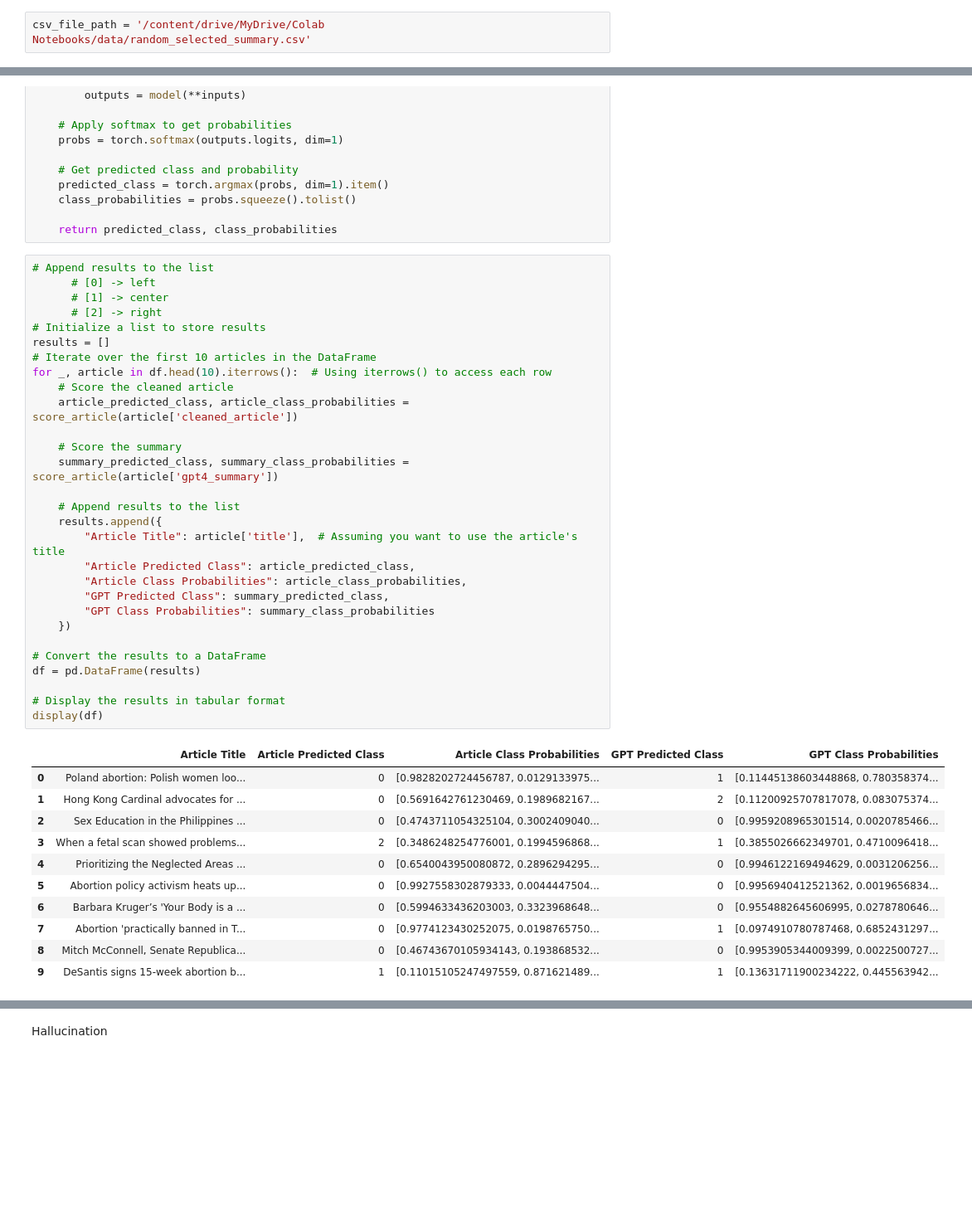
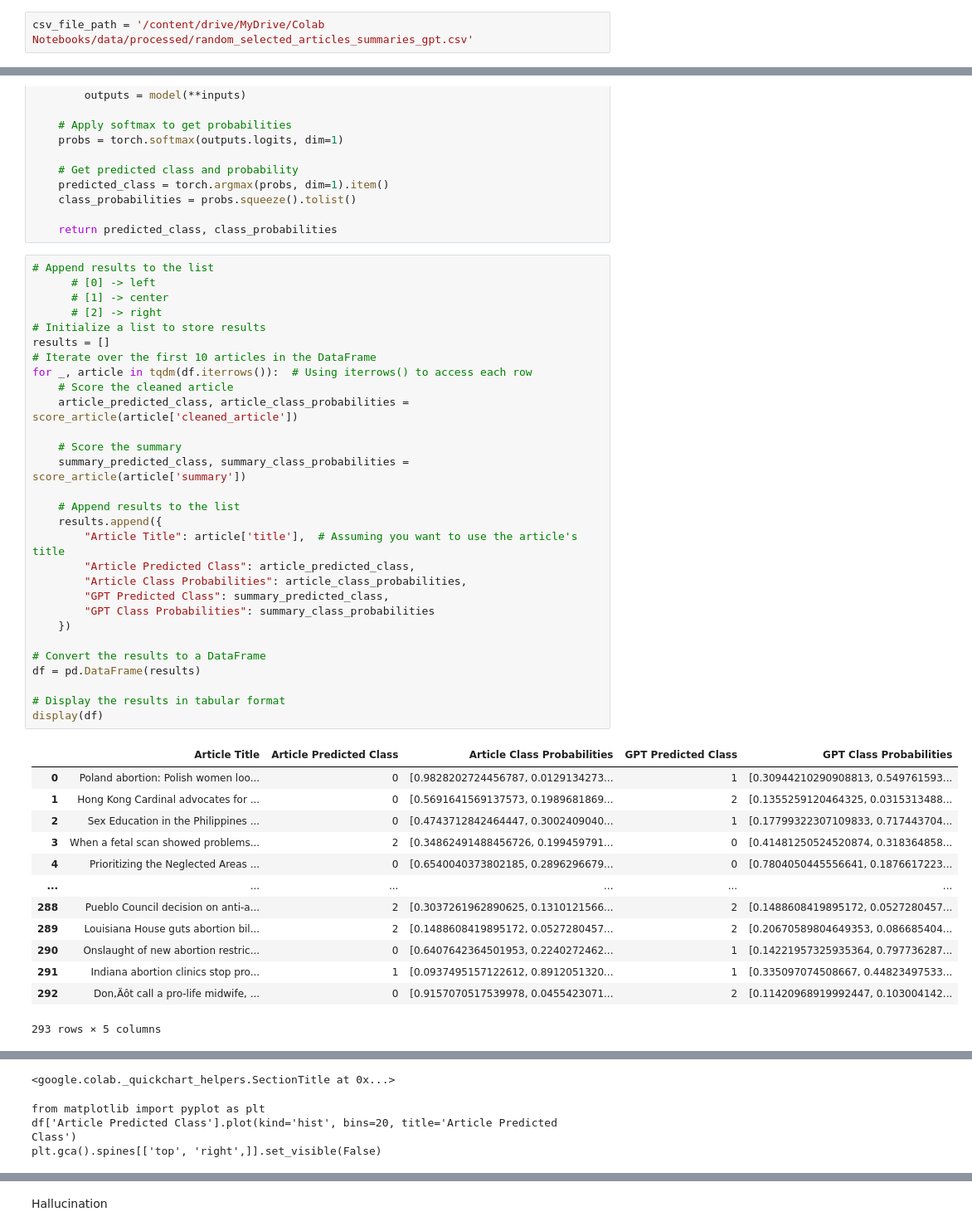
Before and after one commit to GogoRit/Study-on-Transparency-in-AI-Generated-News-Summaries, a Jupyter notebook: notebooks/PoliticalBias.ipynb, the cells around one changed output, grey strips where cells are left out. Shown: that part at 83% size. Saved outputs shown, nothing was run; the diff lists cells and outputs as text; blank space fills up the shorter version.

Commit message:
Updated code to run for 300 data points and generate results

```diff
--- a/notebooks/PoliticalBias.ipynb
+++ b/notebooks/PoliticalBias.ipynb
@@ -10,7 +11,7 @@ drive.mount('/content/drive')
 # %% [output]
 Drive already mounted at /content/drive; to attempt to forcibly remount, call drive.mount("/content/drive", force_remount=True).
 # %%
-csv_file_path = '/content/drive/MyDrive/Colab Notebooks/data/random_selected_summary.csv'
+csv_file_path = '/content/drive/MyDrive/Colab Notebooks/data/processed/random_selected_articles_summaries_gpt.csv'
 # %%
 df = pd.read_csv(csv_file_path)
 # %%
@@ -77,41 +76,43 @@ def score_article(article):
 # %%
 # Append results to the list
       # [0] -> left
       # [1] -> center
       # [2] -> right
 # Initialize a list to store results
 results = []
 # Iterate over the first 10 articles in the DataFrame
-for _, article in df.head(10).iterrows():  # Using iterrows() to access each row
+for _, article in tqdm(df.iterrows()):  # Using iterrows() to access each row
     # Score the cleaned article
     article_predicted_class, article_class_probabilities = score_article(article['cleaned_article'])
 
     # Score the summary
-    summary_predicted_class, summary_class_probabilities = score_article(article['gpt4_summary'])
+    summary_predicted_class, summary_class_probabilities = score_article(article['summary'])
 
     # Append results to the list
     results.append({
         "Article Title": article['title'],  # Assuming you want to use the article's title
         "Article Predicted Class": article_predicted_class,
         "Article Class Probabilities": article_class_probabilities,
         "GPT Predicted Class": summary_predicted_class,
         "GPT Class Probabilities": summary_class_probabilities
     })
 
 # Convert the results to a DataFrame
 df = pd.DataFrame(results)
 
 # Display the results in tabular format
 display(df)
 # %% [output]
 |  | Article Title | Article Predicted Class | Article Class Probabilities | GPT Predicted Class | GPT Class Probabilities |
-| 0 | Poland abortion: Polish women loo... | 0 | [0.9828202724456787, 0.0129133975... | 1 | [0.11445138603448868, 0.780358374... |
-| 1 | Hong Kong Cardinal advocates for ... | 0 | [0.5691642761230469, 0.1989682167... | 2 | [0.11200925707817078, 0.083075374... |
-| 2 | Sex Education in the Philippines ... | 0 | [0.4743711054325104, 0.3002409040... | 0 | [0.9959208965301514, 0.0020785466... |
-| 3 | When a fetal scan showed problems... | 2 | [0.3486248254776001, 0.1994596868... | 1 | [0.3855026662349701, 0.4710096418... |
-| 4 | Prioritizing the Neglected Areas ... | 0 | [0.6540043950080872, 0.2896294295... | 0 | [0.9946122169494629, 0.0031206256... |
-| 5 | Abortion policy activism heats up... | 0 | [0.9927558302879333, 0.0044447504... | 0 | [0.9956940412521362, 0.0019656834... |
-| 6 | Barbara Kruger’s 'Your Body is a ... | 0 | [0.5994633436203003, 0.3323968648... | 0 | [0.9554882645606995, 0.0278780646... |
-| 7 | Abortion 'practically banned in T... | 0 | [0.9774123430252075, 0.0198765750... | 1 | [0.0974910780787468, 0.6852431297... |
-| 8 | Mitch McConnell, Senate Republica... | 0 | [0.46743670105934143, 0.193868532... | 0 | [0.9953905344009399, 0.0022500727... |
-| 9 | DeSantis signs 15-week abortion b... | 1 | [0.11015105247497559, 0.871621489... | 1 | [0.13631711900234222, 0.445563942... |
+| 0 | Poland abortion: Polish women loo... | 0 | [0.9828202724456787, 0.0129134273... | 1 | [0.30944210290908813, 0.549761593... |
+| 1 | Hong Kong Cardinal advocates for ... | 0 | [0.5691641569137573, 0.1989681869... | 2 | [0.1355259120464325, 0.0315313488... |
+| 2 | Sex Education in the Philippines ... | 0 | [0.4743712842464447, 0.3002409040... | 1 | [0.17799322307109833, 0.717443704... |
+| 3 | When a fetal scan showed problems... | 2 | [0.34862491488456726, 0.199459791... | 0 | [0.41481250524520874, 0.318364858... |
+| 4 | Prioritizing the Neglected Areas ... | 0 | [0.6540040373802185, 0.2896296679... | 0 | [0.7804050445556641, 0.1876617223... |
+| ... | ... | ... | ... | ... | ... |
+| 288 | Pueblo Council decision on anti-a... | 2 | [0.3037261962890625, 0.1310121566... | 2 | [0.1488608419895172, 0.0527280457... |
+| 289 | Louisiana House guts abortion bil... | 2 | [0.1488608419895172, 0.0527280457... | 2 | [0.20670589804649353, 0.086685404... |
+| 290 | Onslaught of new abortion restric... | 0 | [0.6407642364501953, 0.2240272462... | 1 | [0.14221957325935364, 0.797736287... |
+| 291 | Indiana abortion clinics stop pro... | 1 | [0.0937495157122612, 0.8912051320... | 1 | [0.335097074508667, 0.44823497533... |
+| 292 | Don‚Äôt call a pro-life midwife, ... | 0 | [0.9157070517539978, 0.0455423071... | 2 | [0.11420968919992447, 0.103004142... |
+293 rows × 5 columns
@@ -117,0 +120,4 @@ display(df)
+<google.colab._quickchart_helpers.SectionTitle at 0x...>
+from matplotlib import pyplot as plt
+df['Article Predicted Class'].plot(kind='hist', bins=20, title='Article Predicted Class')
+plt.gca().spines[['top', 'right',]].set_visible(False)
```
Also changed, not shown: parts of 7 cells of this notebook, 12 other files.
